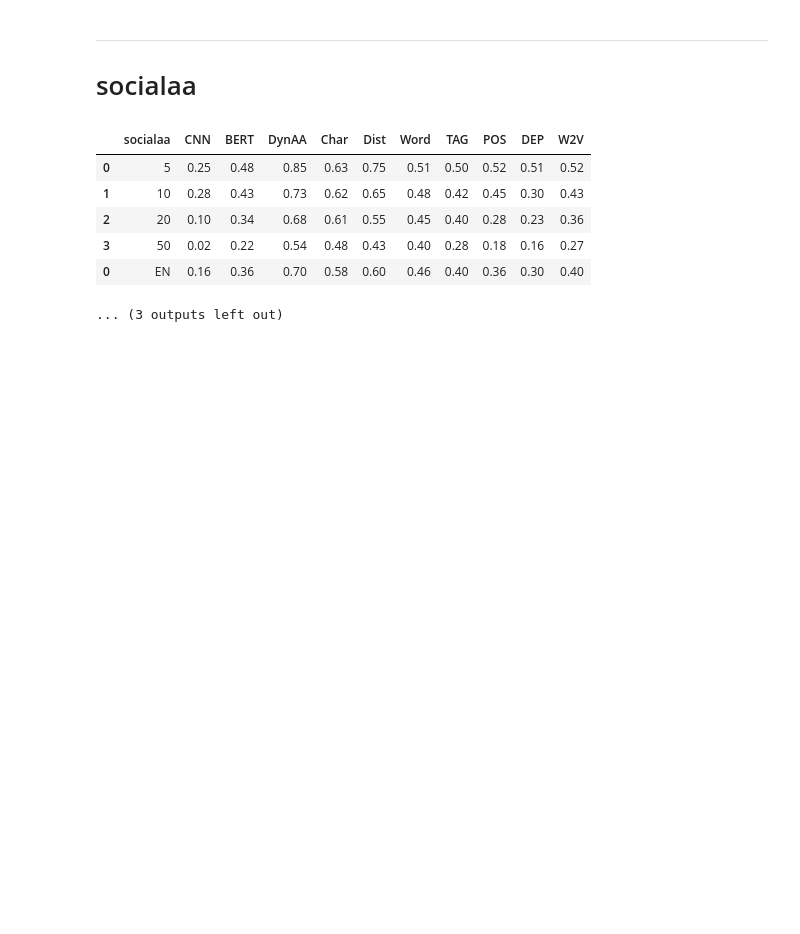
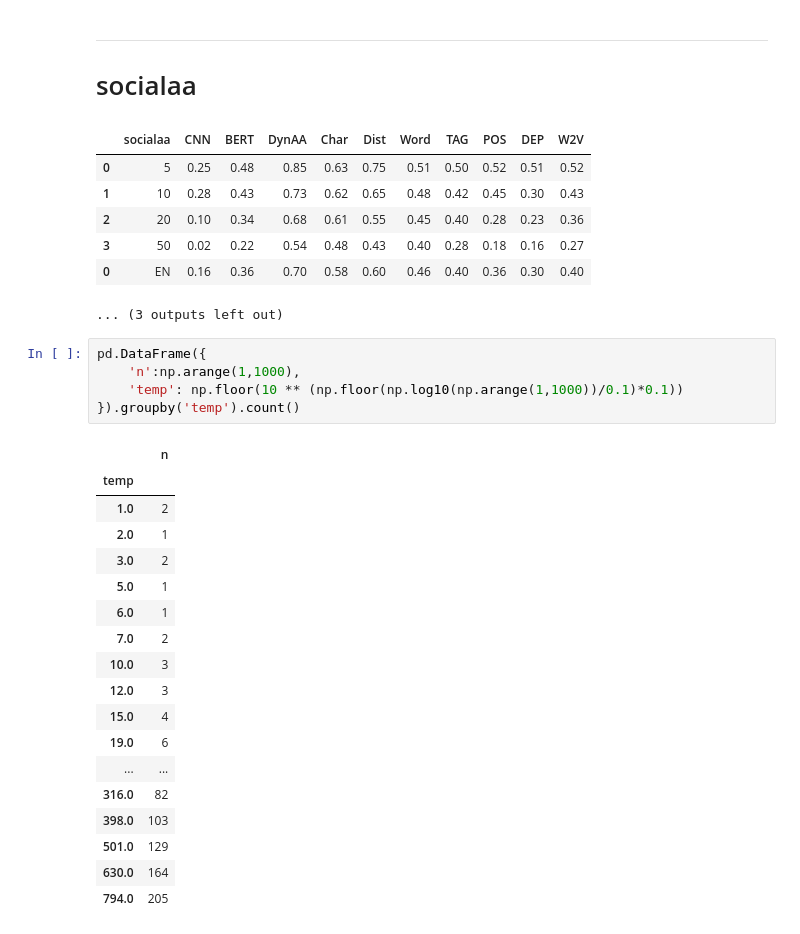
Before and after one commit to jeleandro/DynamicAuthorshipAttribution, a Jupyter notebook: statistics/Statistical tests.ipynb, the cells around one changed output. Cells and saved outputs as stored; diff of their text form; blank space fills up the shorter version.

```diff
--- a/statistics/Statistical tests.ipynb
+++ b/statistics/Statistical tests.ipynb
@@ -421,3 +508,27 @@ socialaa
 | 3 | 50 | 0.02 | 0.22 | 0.54 | 0.48 | 0.43 | 0.40 | 0.28 | 0.18 | 0.16 | 0.27 |
 | 0 | EN | 0.16 | 0.36 | 0.70 | 0.58 | 0.60 | 0.46 | 0.40 | 0.36 | 0.30 | 0.40 |
 ... (3 outputs left out)
+# %%
+pd.DataFrame({
+    'n':np.arange(1,1000),
+    'temp': np.floor(10 ** (np.floor(np.log10(np.arange(1,1000))/0.1)*0.1))
+}).groupby('temp').count()
+# %% [output]
+|  | n |
+| temp |  |
+| 1.0 | 2 |
+| 2.0 | 1 |
+| 3.0 | 2 |
+| 5.0 | 1 |
+| 6.0 | 1 |
+| 7.0 | 2 |
+| 10.0 | 3 |
+| 12.0 | 3 |
+| 15.0 | 4 |
+| 19.0 | 6 |
+| ... | ... |
+| 316.0 | 82 |
+| 398.0 | 103 |
+| 501.0 | 129 |
+| 630.0 | 164 |
+| 794.0 | 205 |
```
Also changed, not shown: parts of 11 cells of this notebook, 4 other files.
